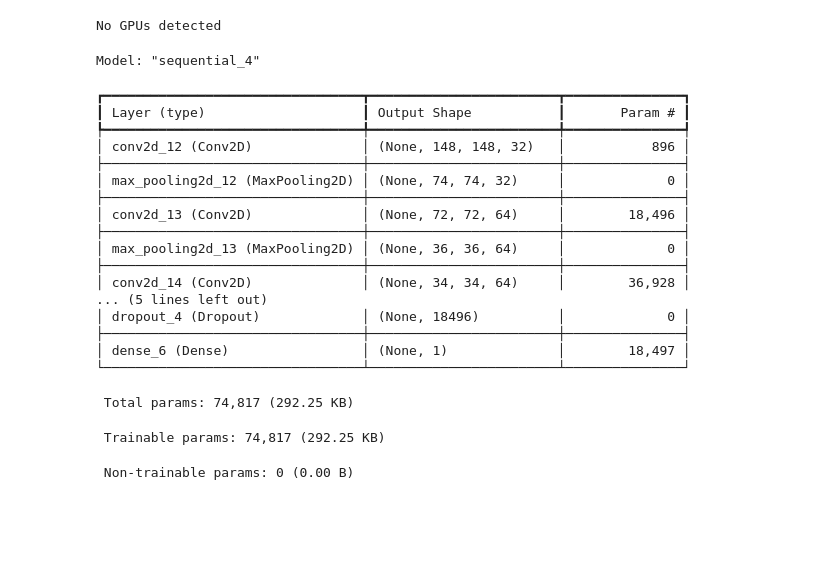
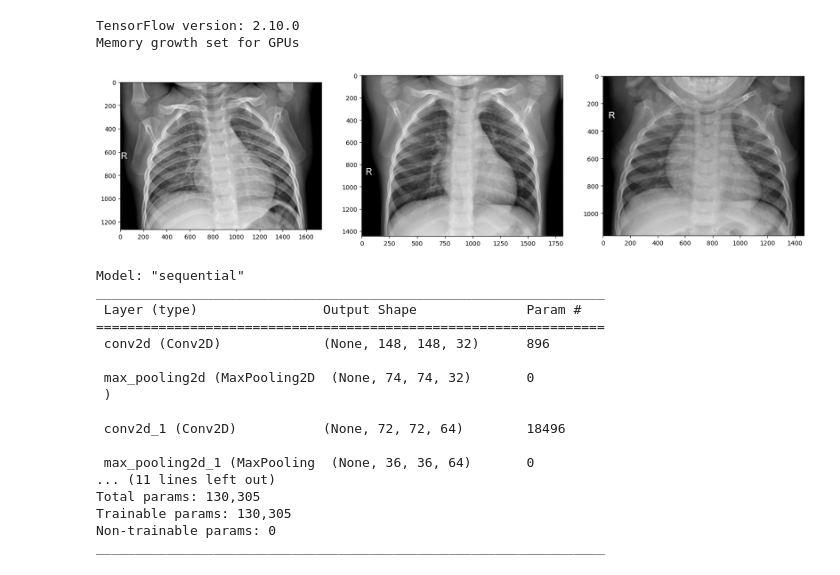
Before and after one commit to DaryanaUr/Pneumonia-X-ray-image-classification, a Jupyter notebook: xray-pneumonia.ipynb, the cells around one changed output. Drawn from its saved outputs; the diff is of its cells as text; code cells hidden in the pictures; blank space fills up the shorter version.

```diff
--- a/xray-pneumonia.ipynb
+++ b/xray-pneumonia.ipynb
@@ -6,9 +6,10 @@ import os
 import pandas as pd
 import numpy as np
 import matplotlib.pyplot as plt
-import seaborn as sns
 import tensorflow as tf
 import cv2
+import random
+from glob import glob
 
 
 from tqdm import tqdm #Progress bar
@@ -22,8 +23,10 @@ from skimage.transform import resize
 import datetime
 
 
+print("TensorFlow version:", tf.__version__)
+
 # GPU Configuration
-# We need  CUDA 11.2 & cuDNN 8.1 for Tensorflow 2.7!!!
+# We need  CUDA 11.2 & cuDNN 8.1 for Tensorflow 2.10 and Python 3.8.20
 gpus = tf.config.list_physical_devices('GPU')
 if gpus:
     try:
@@ -35,7 +38,8 @@ if gpus:
 else:
     print("No GPUs detected")
 # %% [output]
-No GPUs detected
+TensorFlow version: 2.10.0
+Memory growth set for GPUs
 # %%
 #### Image pre-processing ####
 train_folder = "chest_xray/train/"
@@ -81,16 +85,33 @@ else:
     Y_train = np.load('ytrain.npy')
     X_test = np.load('xtest.npy')
     Y_test = np.load('ytest.npy')
+# %%
+multipleImages = glob('chest_xray/train/NORMAL/**')
+def plotThreeImages(images):
+    r = random.sample(images, 3)
+    plt.figure(figsize=(20,20))
+    plt.subplot(131)
+    plt.imshow(cv2.imread(r[0]))
+    plt.subplot(132)
+    plt.imshow(cv2.imread(r[1]))
+    plt.subplot(133)
+    plt.imshow(cv2.imread(r[2]));
+plotThreeImages(multipleImages)
+# %% [output]
+[figure, added]
 # %%
 #### Designing the model ####
 # We can change the number  of filters in the convolutions
+# Importar las bibliotecas necesarias de Keras
+from tensorflow.keras.models import Sequential
+from tensorflow.keras.layers import Conv2D, MaxPooling2D, Flatten, Dropout, Dense
+
 model = Sequential([
     Conv2D(32, (3, 3), activation='relu', input_shape=(150, 150, 3)),
     MaxPooling2D((2, 2)),
     Conv2D(64, (3, 3), activation='relu'),
     MaxPooling2D((2, 2)),
     Conv2D(64, (3, 3), activation='relu'),
-    MaxPooling2D((2, 2)),
     Flatten(),
     Dropout(0.5),
     Dense(1, activation='sigmoid') #Sigmoid because it's a binary classification, softmax is for multiple classification
@@ -100,27 +121,23 @@ model = Sequential([
 # it is important in the training of CNNs because it prevents overfitting of the training data.
 model.summary()
 # %% [output]
-Model: "sequential_4"
+Model: "sequential"
+_________________________________________________________________
+ Layer (type)                Output Shape              Param #
+=================================================================
+ conv2d (Conv2D)             (None, 148, 148, 32)      896
+
+ max_pooling2d (MaxPooling2D  (None, 74, 74, 32)       0
+ )
+
+ conv2d_1 (Conv2D)           (None, 72, 72, 64)        18496
+
+ max_pooling2d_1 (MaxPooling  (None, 36, 36, 64)       0
+... (11 lines left out)
+Total params: 130,305
+Trainable params: 130,305
+Non-trainable params: 0
+_________________________________________________________________
-┏━━━━━━━━━━━━━━━━━━━━━━━━━━━━━━━━━┳━━━━━━━━━━━━━━━━━━━━━━━━┳━━━━━━━━━━━━━━━┓
-┃ Layer (type)                    ┃ Output Shape           ┃       Param # ┃
-┡━━━━━━━━━━━━━━━━━━━━━━━━━━━━━━━━━╇━━━━━━━━━━━━━━━━━━━━━━━━╇━━━━━━━━━━━━━━━┩
-│ conv2d_12 (Conv2D)              │ (None, 148, 148, 32)   │           896 │
-├─────────────────────────────────┼────────────────────────┼───────────────┤
-│ max_pooling2d_12 (MaxPooling2D) │ (None, 74, 74, 32)     │             0 │
-├─────────────────────────────────┼────────────────────────┼───────────────┤
-│ conv2d_13 (Conv2D)              │ (None, 72, 72, 64)     │        18,496 │
-├─────────────────────────────────┼────────────────────────┼───────────────┤
-│ max_pooling2d_13 (MaxPooling2D) │ (None, 36, 36, 64)     │             0 │
-├─────────────────────────────────┼────────────────────────┼───────────────┤
-│ conv2d_14 (Conv2D)              │ (None, 34, 34, 64)     │        36,928 │
-... (5 lines left out)
-│ dropout_4 (Dropout)             │ (None, 18496)          │             0 │
-├─────────────────────────────────┼────────────────────────┼───────────────┤
-│ dense_6 (Dense)                 │ (None, 1)              │        18,497 │
-└─────────────────────────────────┴────────────────────────┴───────────────┘
- Total params: 74,817 (292.25 KB)
- Trainable params: 74,817 (292.25 KB)
- Non-trainable params: 0 (0.00 B)
 # %%
 # Compiling the model
 model.compile(optimizer='adam', loss='binary_crossentropy', metrics=['accuracy'])
```
Also changed, not shown: parts of 2 cells of this notebook.
